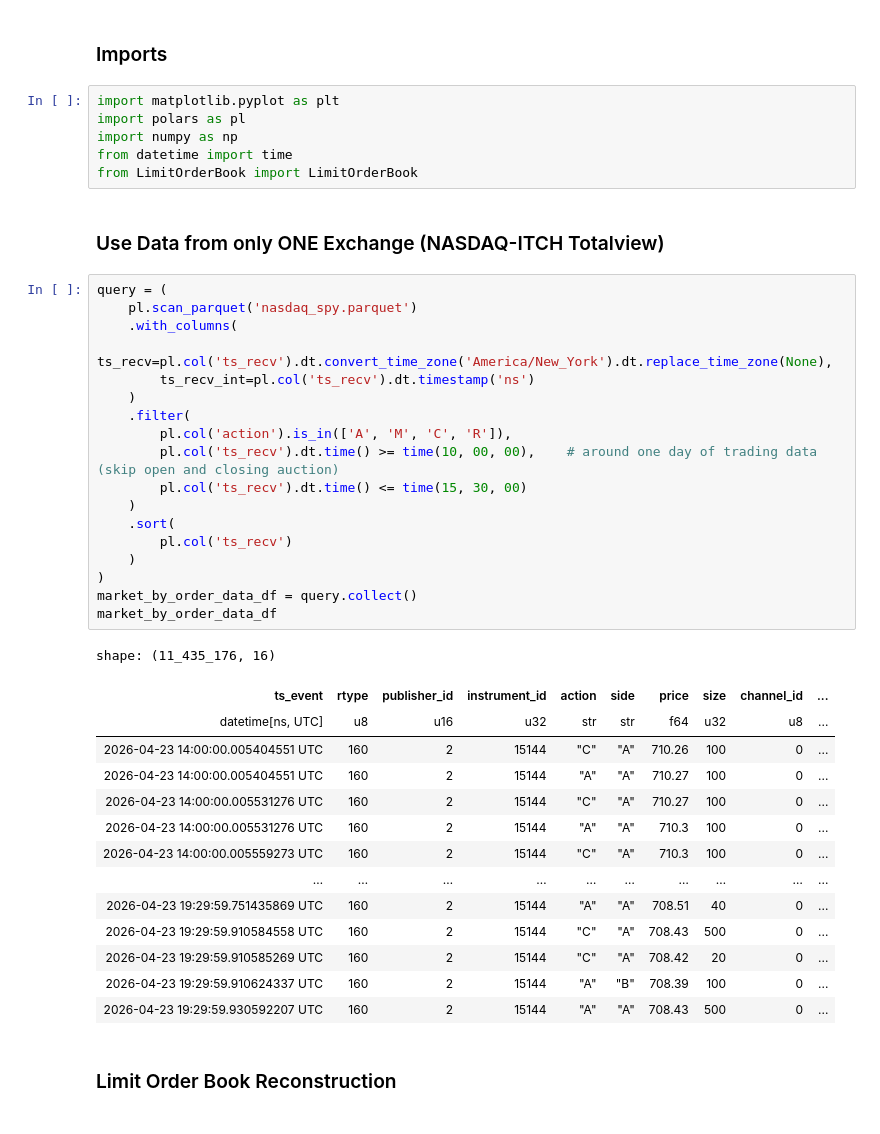
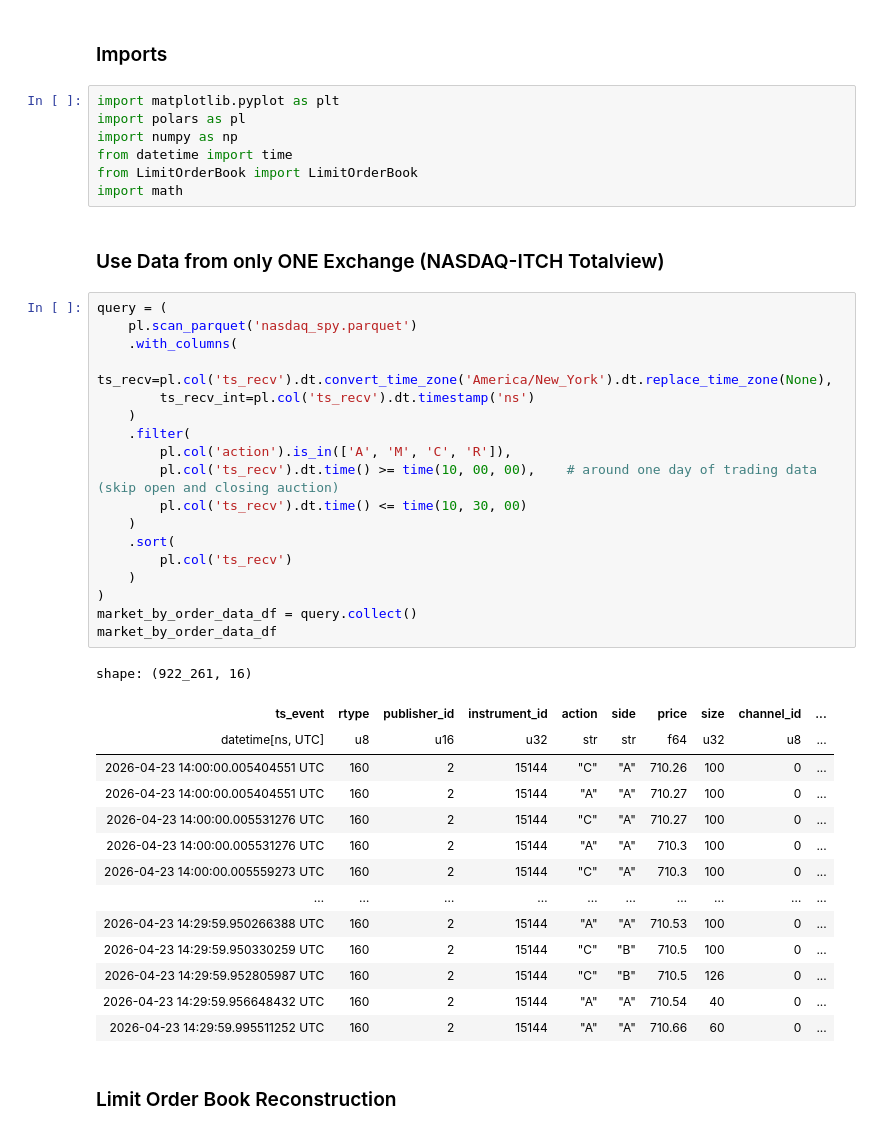
Before and after one commit to AaronGao2027/limit_order_book_project, a Jupyter notebook: regression_analysis.ipynb, the cells around one changed output. Cells and saved outputs as stored; diff of their text form.

```diff
--- a/regression_analysis.ipynb
+++ b/regression_analysis.ipynb
@@ -6,41 +6,42 @@ import polars as pl
 import numpy as np
 from datetime import time
 from LimitOrderBook import LimitOrderBook
+import math
 # %% [markdown]
 ### Use Data from only ONE Exchange (NASDAQ-ITCH Totalview)
 # %%
 query = (
     pl.scan_parquet('nasdaq_spy.parquet')
     .with_columns(
         ts_recv=pl.col('ts_recv').dt.convert_time_zone('America/New_York').dt.replace_time_zone(None),
         ts_recv_int=pl.col('ts_recv').dt.timestamp('ns')
     )
     .filter(
         pl.col('action').is_in(['A', 'M', 'C', 'R']),
         pl.col('ts_recv').dt.time() >= time(10, 00, 00),    # around one day of trading data (skip open and closing auction)
-        pl.col('ts_recv').dt.time() <= time(15, 30, 00)
+        pl.col('ts_recv').dt.time() <= time(10, 30, 00)
     )
     .sort(
         pl.col('ts_recv')
     )
 )
 market_by_order_data_df = query.collect()
 market_by_order_data_df
 # %% [output]
-shape: (11_435_176, 16)
+shape: (922_261, 16)
 | ts_event | rtype | publisher_id | instrument_id | action | side | price | size | channel_id | ... |
 | datetime[ns, UTC] | u8 | u16 | u32 | str | str | f64 | u32 | u8 | ... |
 | 2026-04-23 14:00:00.005404551 UTC | 160 | 2 | 15144 | "C" | "A" | 710.26 | 100 | 0 | ... |
 | 2026-04-23 14:00:00.005404551 UTC | 160 | 2 | 15144 | "A" | "A" | 710.27 | 100 | 0 | ... |
 | 2026-04-23 14:00:00.005531276 UTC | 160 | 2 | 15144 | "C" | "A" | 710.27 | 100 | 0 | ... |
 | 2026-04-23 14:00:00.005531276 UTC | 160 | 2 | 15144 | "A" | "A" | 710.3 | 100 | 0 | ... |
 | 2026-04-23 14:00:00.005559273 UTC | 160 | 2 | 15144 | "C" | "A" | 710.3 | 100 | 0 | ... |
 | … | … | … | … | … | … | … | … | … | ... |
-| 2026-04-23 19:29:59.751435869 UTC | 160 | 2 | 15144 | "A" | "A" | 708.51 | 40 | 0 | ... |
-| 2026-04-23 19:29:59.910584558 UTC | 160 | 2 | 15144 | "C" | "A" | 708.43 | 500 | 0 | ... |
-| 2026-04-23 19:29:59.910585269 UTC | 160 | 2 | 15144 | "C" | "A" | 708.42 | 20 | 0 | ... |
-| 2026-04-23 19:29:59.910624337 UTC | 160 | 2 | 15144 | "A" | "B" | 708.39 | 100 | 0 | ... |
-| 2026-04-23 19:29:59.930592207 UTC | 160 | 2 | 15144 | "A" | "A" | 708.43 | 500 | 0 | ... |
+| 2026-04-23 14:29:59.950266388 UTC | 160 | 2 | 15144 | "A" | "A" | 710.53 | 100 | 0 | ... |
+| 2026-04-23 14:29:59.950330259 UTC | 160 | 2 | 15144 | "C" | "B" | 710.5 | 100 | 0 | ... |
+| 2026-04-23 14:29:59.952805987 UTC | 160 | 2 | 15144 | "C" | "B" | 710.5 | 126 | 0 | ... |
+| 2026-04-23 14:29:59.956648432 UTC | 160 | 2 | 15144 | "A" | "A" | 710.54 | 40 | 0 | ... |
+| 2026-04-23 14:29:59.995511252 UTC | 160 | 2 | 15144 | "A" | "A" | 710.66 | 60 | 0 | ... |
 # %% [markdown]
 ### Limit Order Book Reconstruction
 # %%
```
Also changed, not shown: parts of 4 cells of this notebook.
